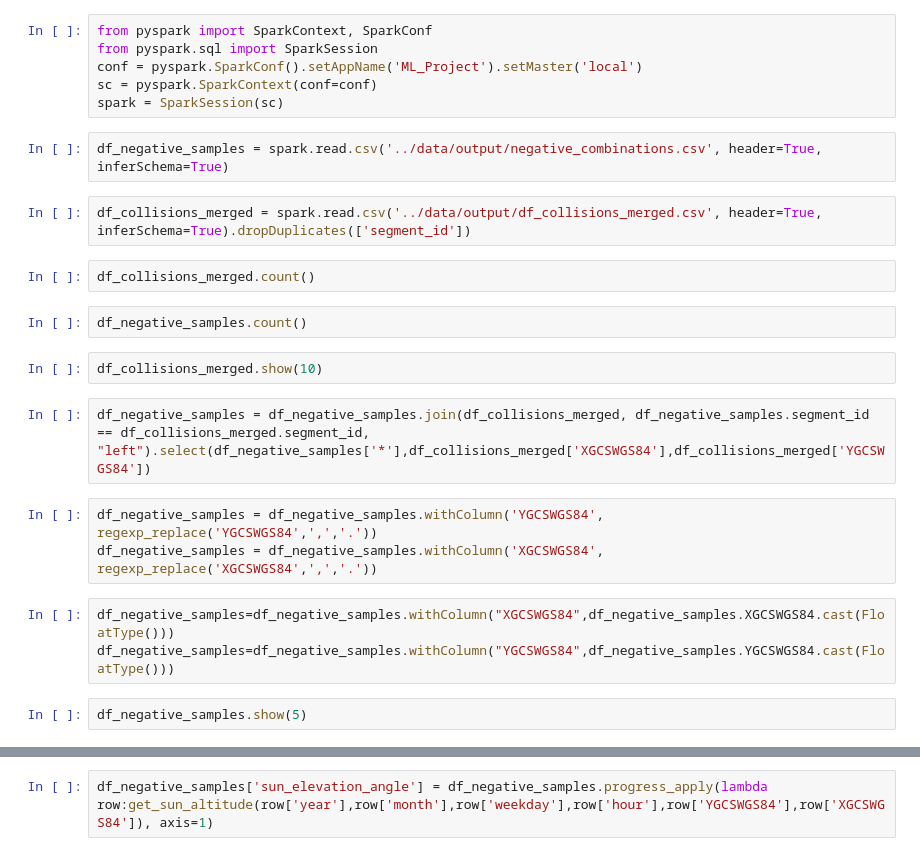
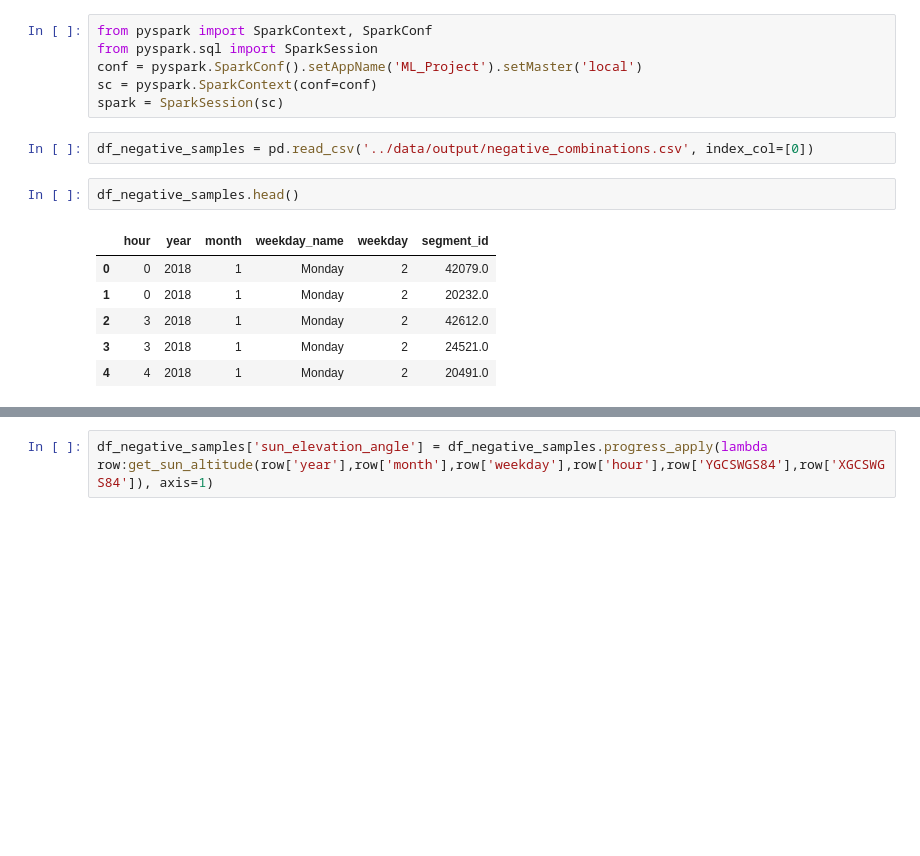
Before and after one commit to benediktstroebl/Traffic-Accident-Prediction-Berlin, a Jupyter notebook: codes/sun_elevation_data.ipynb, the cells around one changed output, grey strips where cells are left out. Drawn from its saved outputs; the diff is of its cells as text; blank space fills up the shorter version.

```diff
--- a/codes/sun_elevation_data.ipynb
+++ b/codes/sun_elevation_data.ipynb
@@ -73,22 +73,13 @@ conf = pyspark.SparkConf().setAppName('ML_Project').setMaster('local')
 sc = pyspark.SparkContext(conf=conf)
 spark = SparkSession(sc)
 # %%
-df_negative_samples = spark.read.csv('../data/output/negative_combinations.csv', header=True, inferSchema=True)
+df_negative_samples = pd.read_csv('../data/output/negative_combinations.csv', index_col=[0])
-# %%
-df_collisions_merged = spark.read.csv('../data/output/df_collisions_merged.csv', header=True, inferSchema=True).dropDuplicates(['segment_id'])
-# %%
-df_collisions_merged.count()
 # %%
-df_negative_samples.count()
+df_negative_samples.head()
+# %% [output]
+|  | hour | year | month | weekday_name | weekday | segment_id |
+| 0 | 0 | 2018 | 1 | Monday | 2 | 42079.0 |
+| 1 | 0 | 2018 | 1 | Monday | 2 | 20232.0 |
+| 2 | 3 | 2018 | 1 | Monday | 2 | 42612.0 |
+| 3 | 3 | 2018 | 1 | Monday | 2 | 24521.0 |
+| 4 | 4 | 2018 | 1 | Monday | 2 | 20491.0 |
-# %%
-df_collisions_merged.show(10)
-# %%
-df_negative_samples = df_negative_samples.join(df_collisions_merged, df_negative_samples.segment_id == df_collisions_merged.segment_id, "left").select(df_negative_samples['*'],df_collisions_merged['XGCSWGS84'],df_collisions_merged['YGCSWGS84'])
-# %%
-df_negative_samples = df_negative_samples.withColumn('YGCSWGS84', regexp_replace('YGCSWGS84',',','.'))
-df_negative_samples = df_negative_samples.withColumn('XGCSWGS84', regexp_replace('XGCSWGS84',',','.'))
-# %%
-df_negative_samples=df_negative_samples.withColumn("XGCSWGS84",df_negative_samples.XGCSWGS84.cast(FloatType()))
-df_negative_samples=df_negative_samples.withColumn("YGCSWGS84",df_negative_samples.YGCSWGS84.cast(FloatType()))
-# %%
-df_negative_samples.show(5)
```
Also changed, not shown: parts of 6 cells of this notebook, 3 other files.
